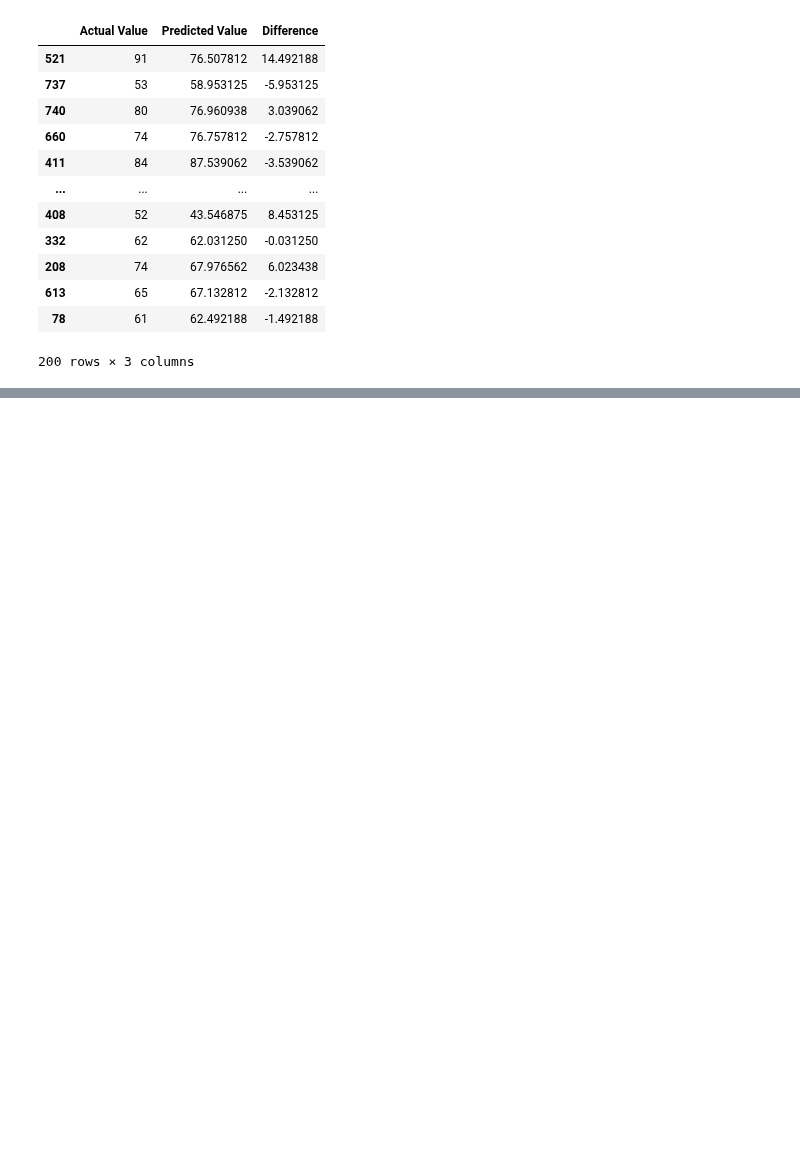
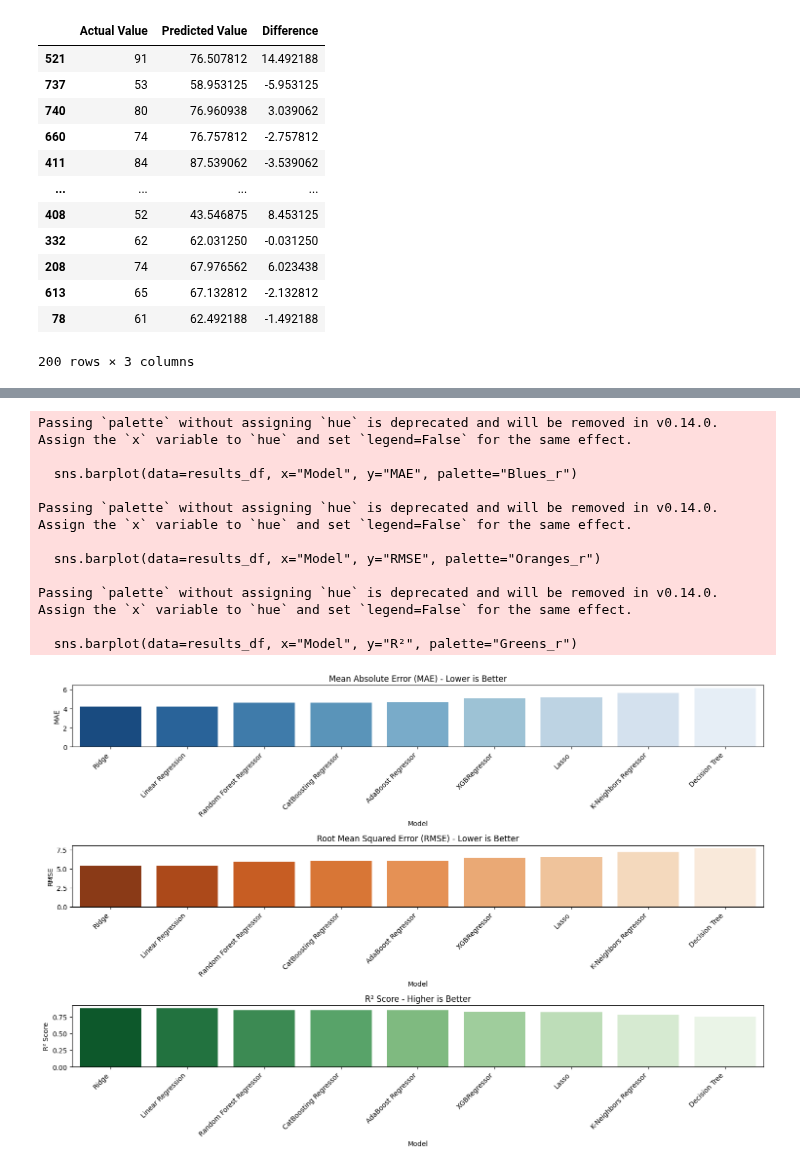
Before and after one commit to ShalinVachheta017/Student-Performance-Prediction, a Jupyter notebook: notebook/2. MODEL TRAINING.ipynb, the cells around one changed output, grey strips where cells are left out. Cells and saved outputs as stored; diff of their text form; code cells hidden in the pictures; blank space fills up the shorter version.

```diff
--- a/notebook/2. MODEL TRAINING.ipynb
+++ b/notebook/2. MODEL TRAINING.ipynb
@@ -283,0 +329,46 @@ pred_df
+# %%
+import matplotlib.pyplot as plt
+import seaborn as sns
+
+# Set figure size
+plt.figure(figsize=(15, 10))
+
+# Bar plot for MAE
+plt.subplot(3, 1, 1)
+sns.barplot(data=results_df, x="Model", y="MAE", palette="Blues_r")
+plt.title("Mean Absolute Error (MAE) - Lower is Better")
+plt.xticks(rotation=45, ha="right")
+plt.ylabel("MAE")
+
+# Bar plot for RMSE
+plt.subplot(3, 1, 2)
+sns.barplot(data=results_df, x="Model", y="RMSE", palette="Oranges_r")
+plt.title("Root Mean Squared Error (RMSE) - Lower is Better")
+plt.xticks(rotation=45, ha="right")
+plt.ylabel("RMSE")
+
+# Bar plot for R² Score
+plt.subplot(3, 1, 3)
+sns.barplot(data=results_df, x="Model", y="R²", palette="Greens_r")
+plt.title("R² Score - Higher is Better")
+plt.xticks(rotation=45, ha="right")
+plt.ylabel("R² Score")
+
+# Adjust layout for clarity
+plt.tight_layout()
+
+# Show the plot
+plt.show()
+# %% [output]
+Passing `palette` without assigning `hue` is deprecated and will be removed in v0.14.0. Assign the `x` variable to `hue` and set `legend=False` for the same effect.
+
+  sns.barplot(data=results_df, x="Model", y="MAE", palette="Blues_r")
+
+Passing `palette` without assigning `hue` is deprecated and will be removed in v0.14.0. Assign the `x` variable to `hue` and set `legend=False` for the same effect.
+
+  sns.barplot(data=results_df, x="Model", y="RMSE", palette="Oranges_r")
+
+Passing `palette` without assigning `hue` is deprecated and will be removed in v0.14.0. Assign the `x` variable to `hue` and set `legend=False` for the same effect.
+
+  sns.barplot(data=results_df, x="Model", y="R²", palette="Greens_r")
+[figure, added]
```
Also changed, not shown: parts of 6 cells of this notebook, 9 other files.
